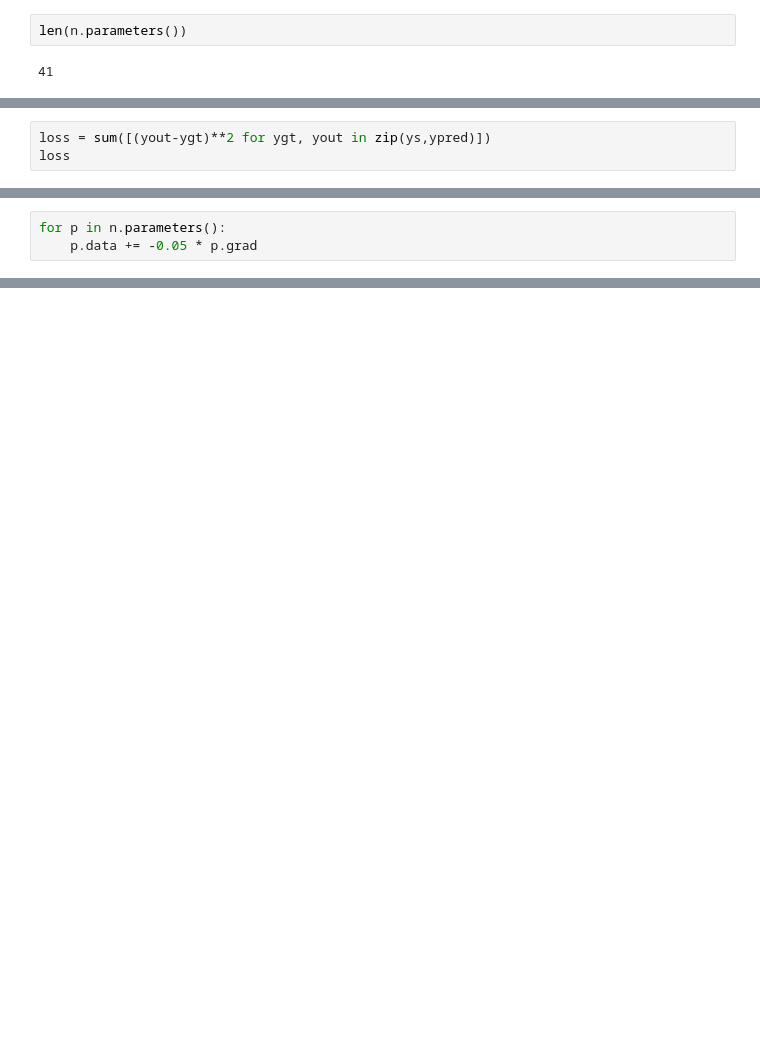
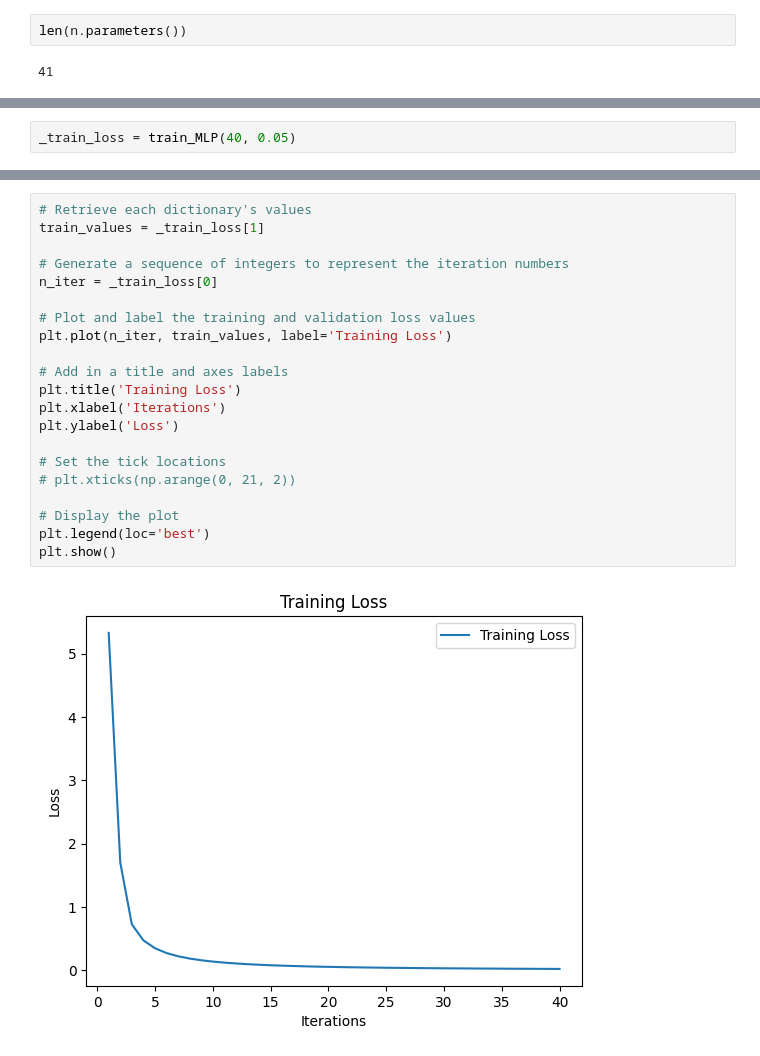
Before and after one commit to Hamsinideshmukh/backprop-ninja, a Jupyter notebook: backpropninja.ipynb, the cells around one changed output, grey strips where cells are left out. Drawn from its saved outputs; the diff is of its cells as text; blank space fills up the shorter version.

```diff
--- a/backpropninja.ipynb
+++ b/backpropninja.ipynb
@@ -617,3 +595,0 @@ ypred
-# %%
-loss = sum([(yout-ygt)**2 for ygt, yout in zip(ys,ypred)])
-loss
@@ -624,3 +595,0 @@ loss.backward()
-# %%
-for p in n.parameters():
-    p.data += -0.05 * p.grad
@@ -630,0 +623,2 @@ draw_dot(loss)
+# %%
+_train_loss = train_MLP(40, 0.05)
@@ -630,0 +651,23 @@ draw_dot(loss)
+# %%
+# Retrieve each dictionary's values
+train_values = _train_loss[1]
+
+# Generate a sequence of integers to represent the iteration numbers
+n_iter = _train_loss[0]
+
+# Plot and label the training and validation loss values
+plt.plot(n_iter, train_values, label='Training Loss')
+
+# Add in a title and axes labels
+plt.title('Training Loss')
+plt.xlabel('Iterations')
+plt.ylabel('Loss')
+
+# Set the tick locations
+# plt.xticks(np.arange(0, 21, 2))
+
+# Display the plot
+plt.legend(loc='best')
+plt.show()
+# %% [output]
+[figure, added]
```
Also changed, not shown: parts of 9 cells of this notebook.
